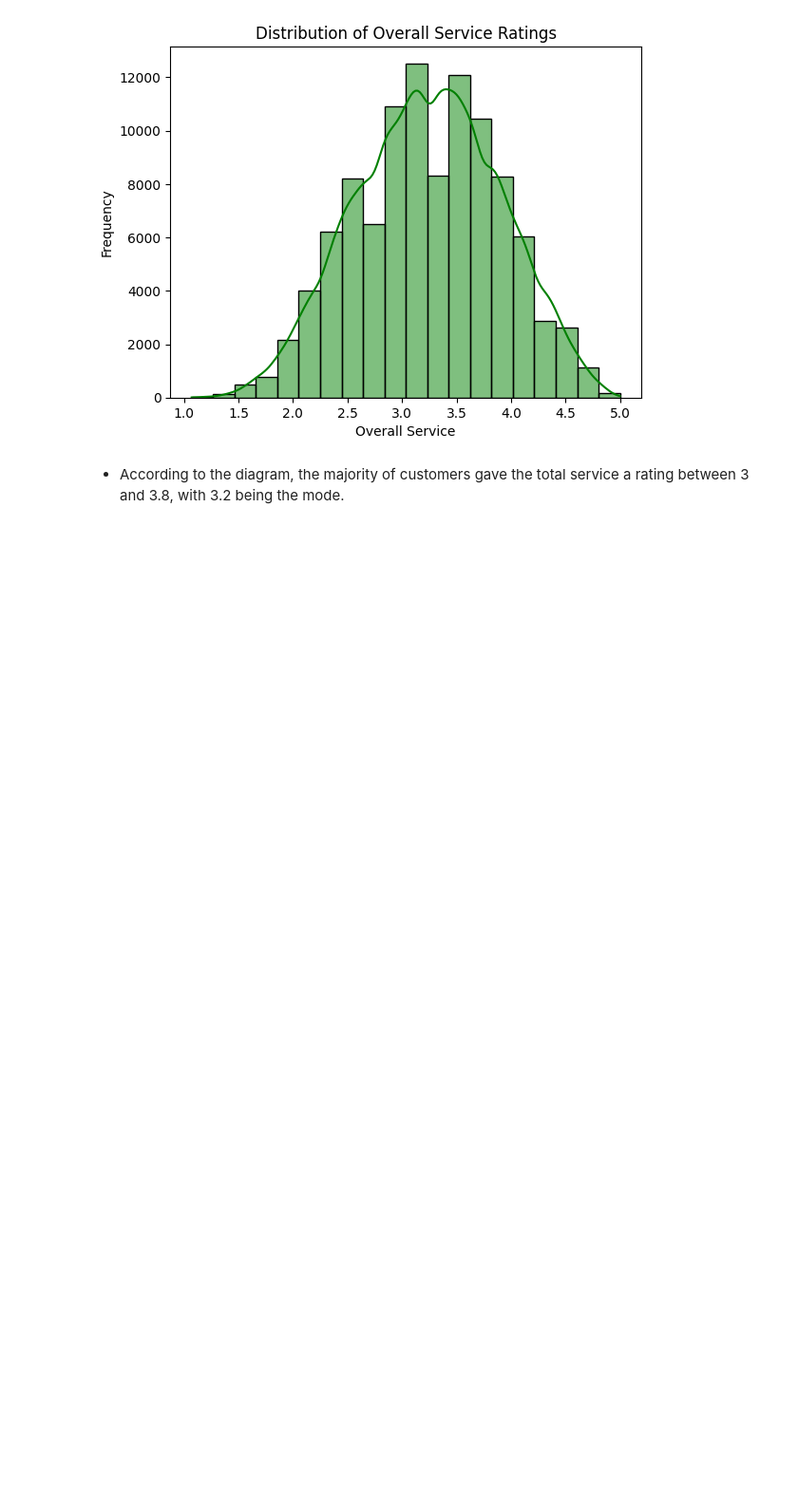
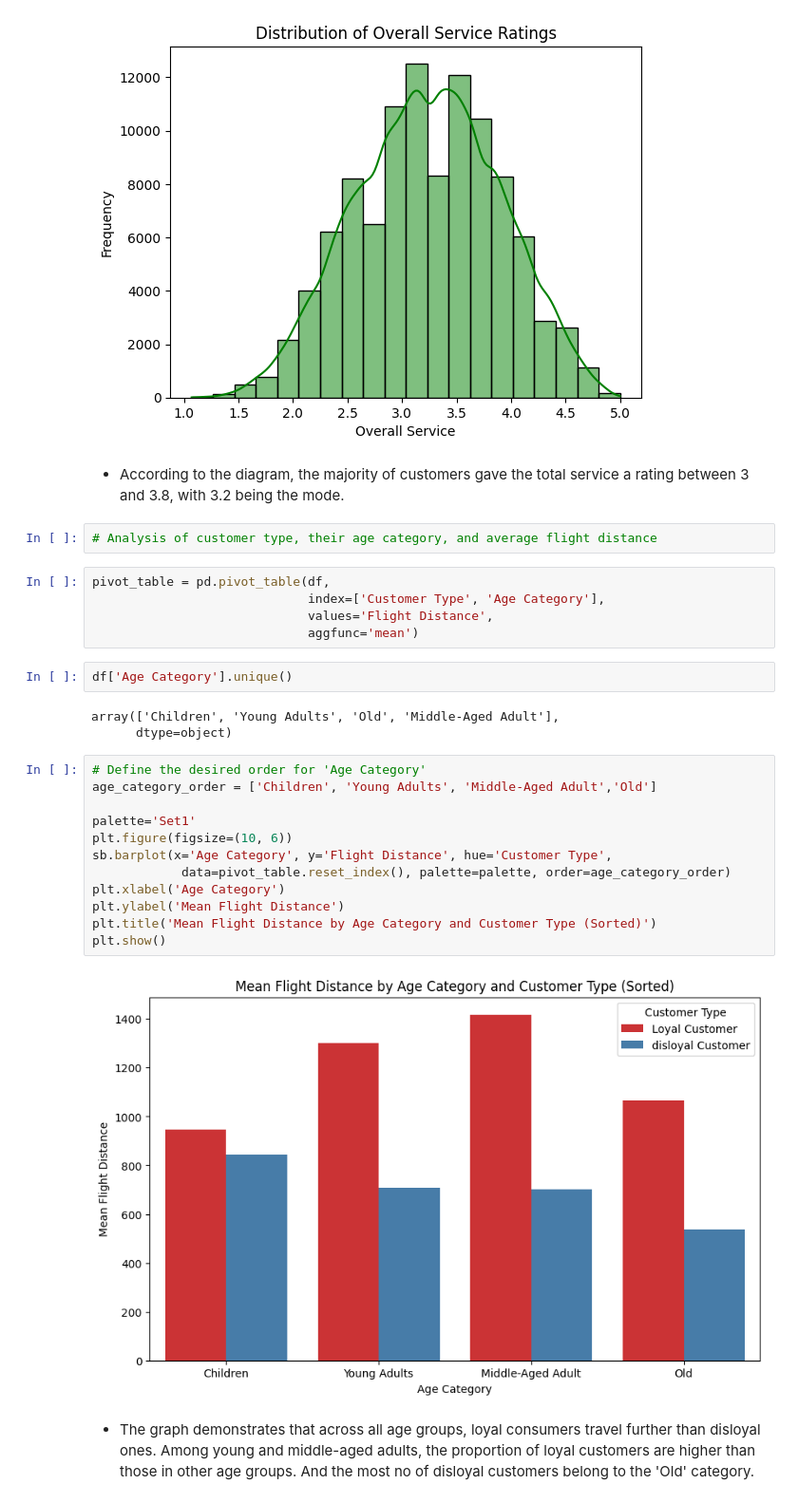
Before and after one commit to Utkarsh11-git/EDA_Python_Flight_Rating, a Jupyter notebook: EDA_Python_Flight_Rating.ipynb, the cells around one changed output. Shown: that part at 95% size. Drawn from its saved outputs; the diff is of its cells as text; blank space fills up the shorter version.

```diff
--- a/EDA_Python_Flight_Rating.ipynb
+++ b/EDA_Python_Flight_Rating.ipynb
@@ -223,3 +240,31 @@ plt.show()
 [figure]
 # %% [markdown]
 * According to the diagram, the majority of customers gave the total service a rating between 3 and 3.8, with 3.2 being the mode.
+# %%
+# Analysis of customer type, their age category, and average flight distance
+# %%
+pivot_table = pd.pivot_table(df,
+                             index=['Customer Type', 'Age Category'],
+                             values='Flight Distance',
+                             aggfunc='mean')
+# %%
+df['Age Category'].unique()
+# %% [output]
+array(['Children', 'Young Adults', 'Old', 'Middle-Aged Adult'],
+      dtype=object)
+# %%
+# Define the desired order for 'Age Category'
+age_category_order = ['Children', 'Young Adults', 'Middle-Aged Adult','Old']
+
+palette='Set1'
+plt.figure(figsize=(10, 6))
+sb.barplot(x='Age Category', y='Flight Distance', hue='Customer Type',
+            data=pivot_table.reset_index(), palette=palette, order=age_category_order)
+plt.xlabel('Age Category')
+plt.ylabel('Mean Flight Distance')
+plt.title('Mean Flight Distance by Age Category and Customer Type (Sorted)')
+plt.show()
+# %% [output]
+[figure, added]
+# %% [markdown]
+* The graph demonstrates that across all age groups, loyal consumers travel further than disloyal ones. Among young and middle-aged adults, the proportion of loyal customers are higher than those in other age groups. And the most no of disloyal customers belong to the 'Old' category.
```
Also changed, not shown: parts of 4 cells of this notebook.
